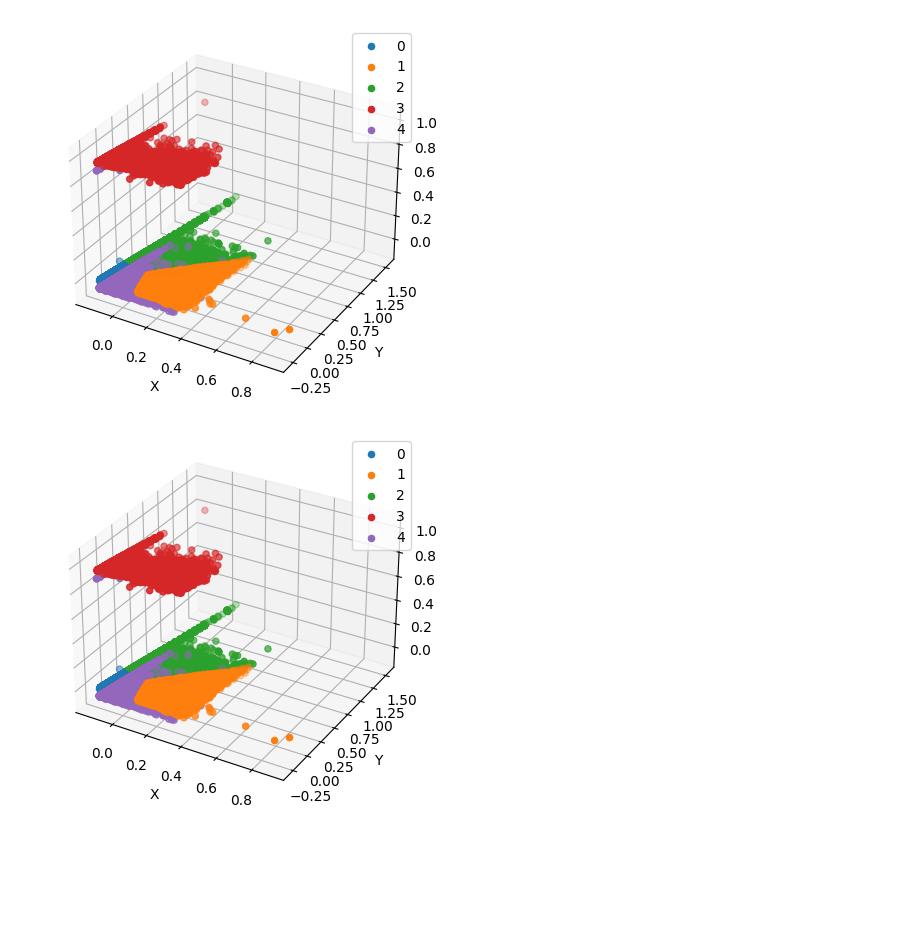
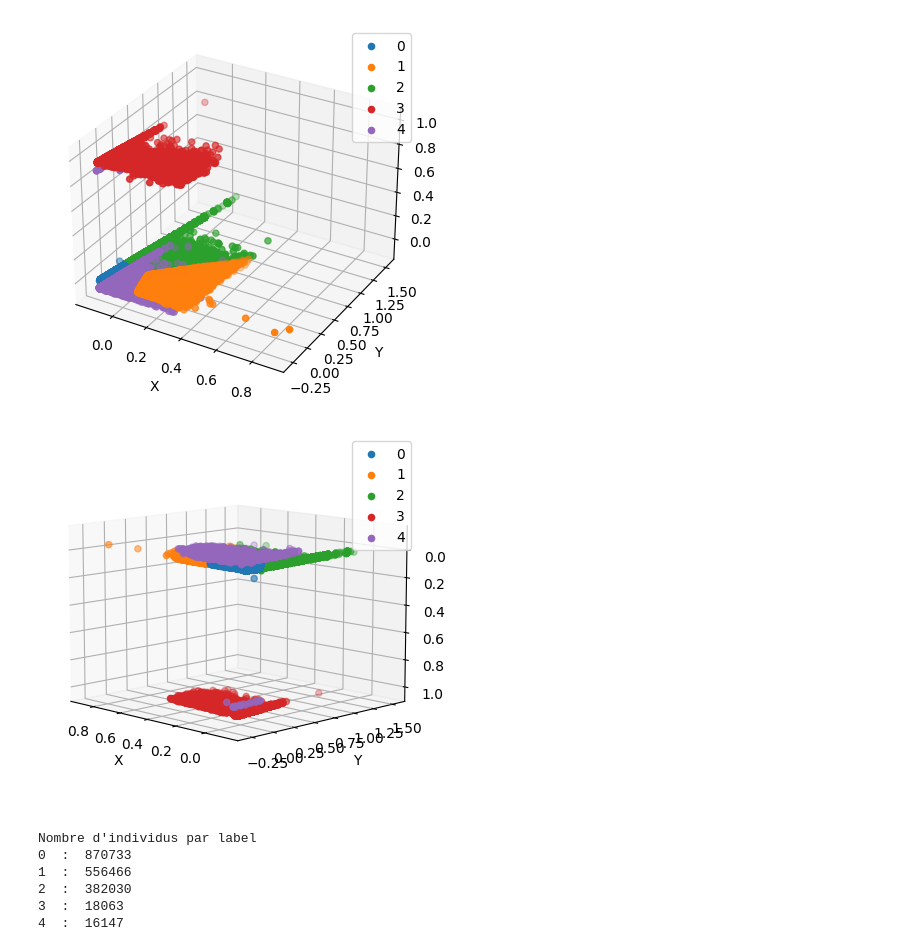
Before and after one commit to Antoine-ValentinCharpentier/Tweet-Analysis, a Jupyter notebook: scripts/utils/acpClustering.ipynb, the cells around one changed output. Saved outputs shown, nothing was run; the diff lists cells and outputs as text; code cells hidden in the pictures; blank space fills up the shorter version.

Commit message:
:sparkles: acpClustering add numbers of labels as result

```diff
--- a/scripts/utils/acpClustering.ipynb
+++ b/scripts/utils/acpClustering.ipynb
@@ -380,21 +380,34 @@ plt.show()
 # %%
 # Creating the 3D plot
 fig = plt.figure()
 ax = fig.add_subplot(111, projection='3d')
 
 # Plotting the points with the colors
 for label in labels:
     plotted_values = corr_3D[:,3] == label
     ax.scatter(corr_3D[plotted_values,0], corr_3D[plotted_values,1], corr_3D[plotted_values,2], label = label)
 
 # Setting labels for the axes
 ax.set_xlabel('X')
 ax.set_ylabel('Y')
 ax.set_zlabel('Z')
 
 ax.legend()
 
+ax.view_init(elev=190, azim=45)
 # Displaying the plot
 plt.show()
 # %% [output]
-[figure, old version]
+[figure, new version]
+# %%
+print("Nombre d'individus par label")
+for label in labels:
+    filtered_values = corr_3D[:,3] == label
+    print(label," : ",np.count_nonzero(filtered_values))
+# %% [output]
+Nombre d'individus par label
+0  :  870733
+1  :  556466
+2  :  382030
+3  :  18063
+4  :  16147
```
